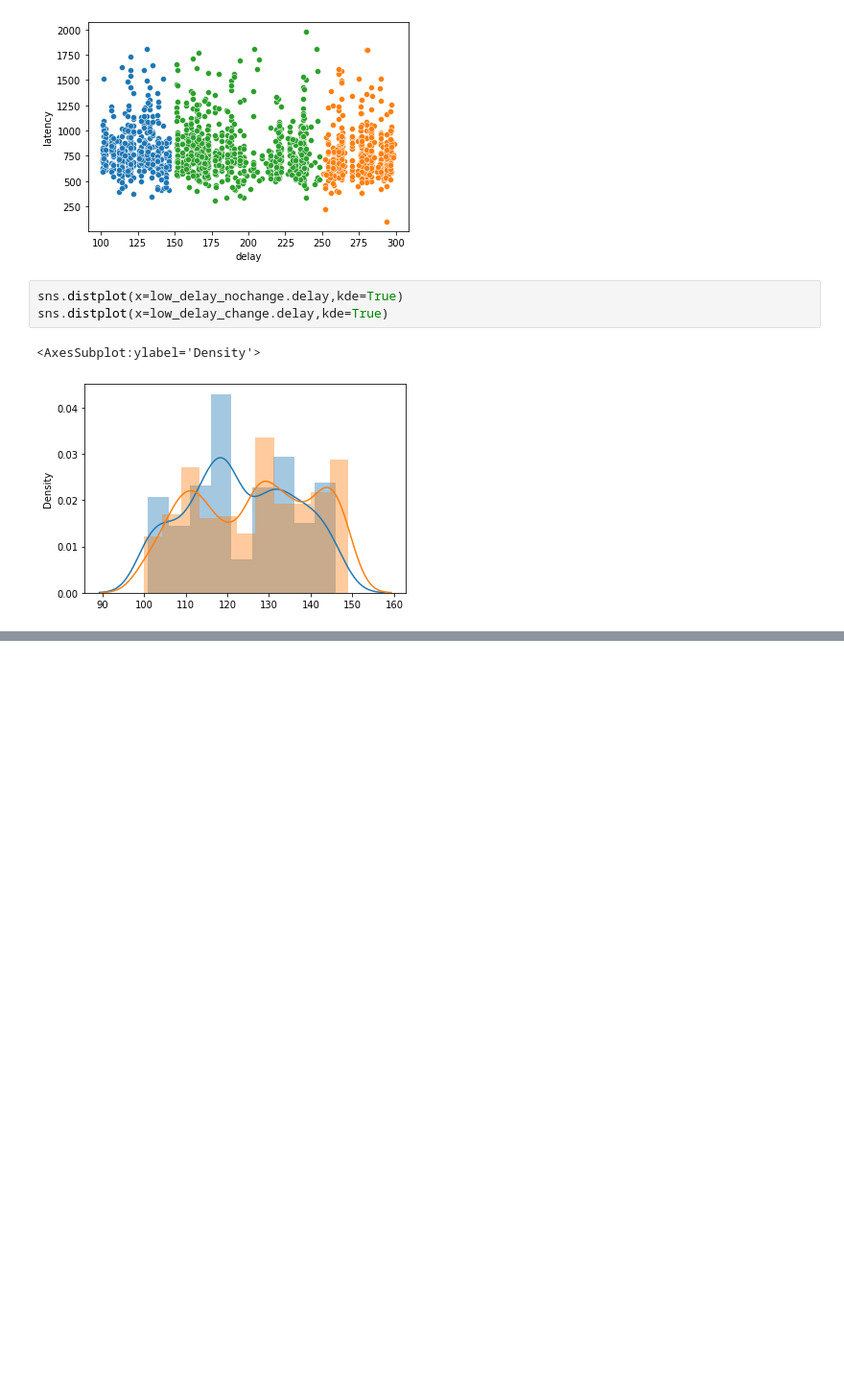
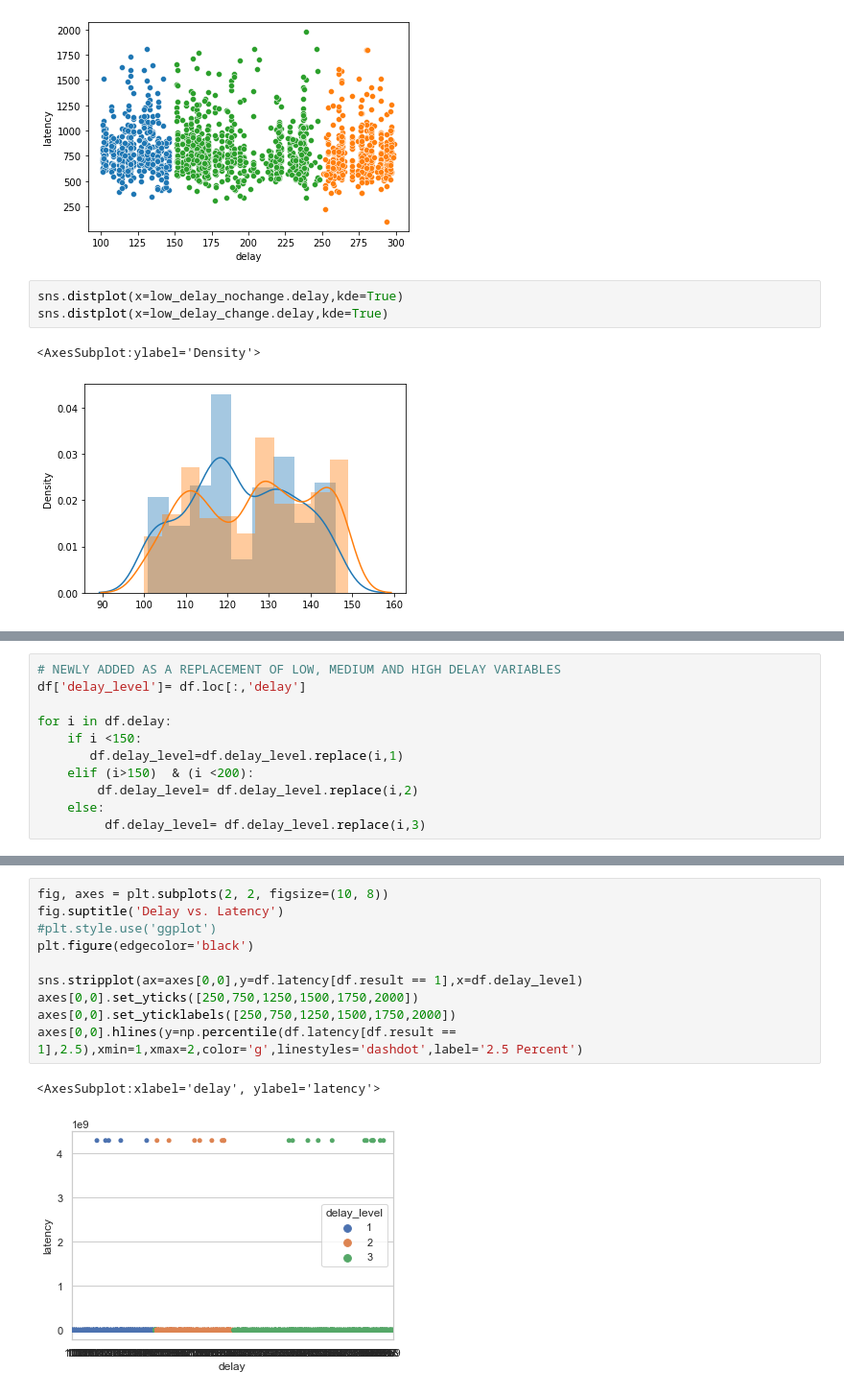
Before and after one commit to trickydaze/Behavioural-Neuroscience, a Jupyter notebook: Visualisation.ipynb, the cells around one changed output, grey strips where cells are left out. Shown at 96% size. Drawn from its saved outputs; the diff is of its cells as text; blank space fills up the shorter version.

Commit message:
new graph

```diff
--- a/Visualisation.ipynb
+++ b/Visualisation.ipynb
@@ -162,0 +146,11 @@ np.percentile(low_delay_nochange.latency,2.5)
+# %%
+# NEWLY ADDED AS A REPLACEMENT OF LOW, MEDIUM AND HIGH DELAY VARIABLES
+df['delay_level']= df.loc[:,'delay']
+
+for i in df.delay:
+    if i <150:
+       df.delay_level=df.delay_level.replace(i,1)
+    elif (i>150)  & (i <200):
+        df.delay_level= df.delay_level.replace(i,2)
+    else:
+         df.delay_level= df.delay_level.replace(i,3)
@@ -162,0 +172,13 @@ np.percentile(low_delay_nochange.latency,2.5)
+# %%
+fig, axes = plt.subplots(2, 2, figsize=(10, 8))
+fig.suptitle('Delay vs. Latency')
+#plt.style.use('ggplot')
+plt.figure(edgecolor='black')
+
+sns.stripplot(ax=axes[0,0],y=df.latency[df.result == 1],x=df.delay_level)
+axes[0,0].set_yticks([250,750,1250,1500,1750,2000])
+axes[0,0].set_yticklabels([250,750,1250,1500,1750,2000])
+axes[0,0].hlines(y=np.percentile(df.latency[df.result == 1],2.5),xmin=1,xmax=2,color='g',linestyles='dashdot',label='2.5 Percent')
+# %% [output]
+<AxesSubplot:xlabel='delay', ylabel='latency'>
+[figure, added]
```
Also changed, not shown: parts of 8 cells of this notebook.
